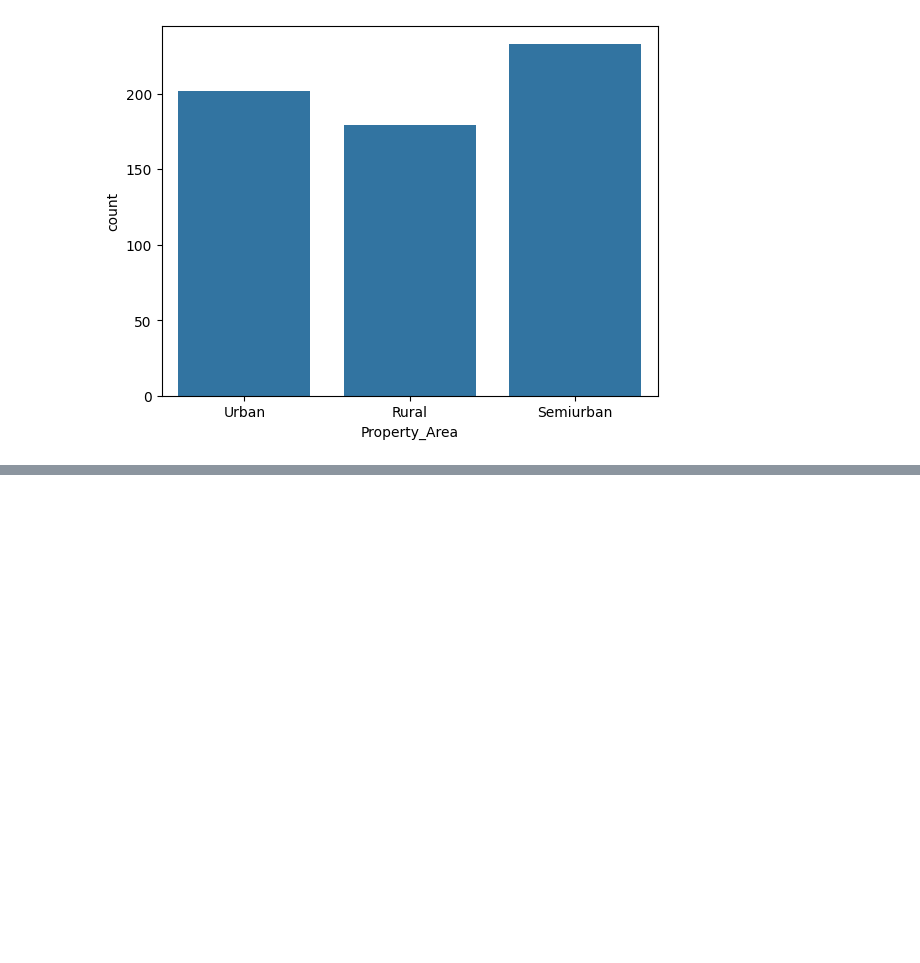
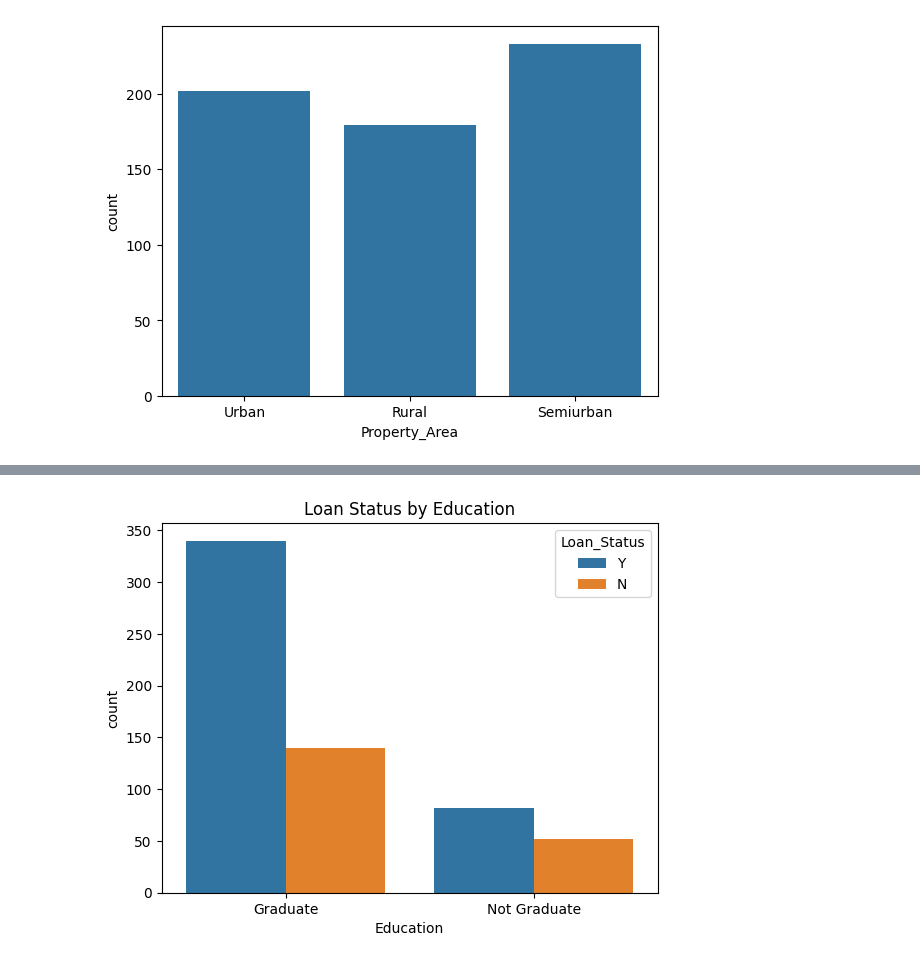
Before and after one commit to Deepakpakalapati30/Smart-Lender, a Jupyter notebook: loan_prediction.ipynb, the cells around one changed output, grey strips where cells are left out. Cells and saved outputs as stored; diff of their text form; code cells hidden in the pictures; blank space fills up the shorter version.

```diff
--- a/loan_prediction.ipynb
+++ b/loan_prediction.ipynb
@@ -232,0 +245,6 @@ plt.show()
+# %%
+sns.countplot(x="Education", hue="Loan_Status", data=data)
+plt.title("Loan Status by Education")
+plt.show()
+# %% [output]
+[figure, added]
```
Also changed, not shown: parts of 7 cells of this notebook.
